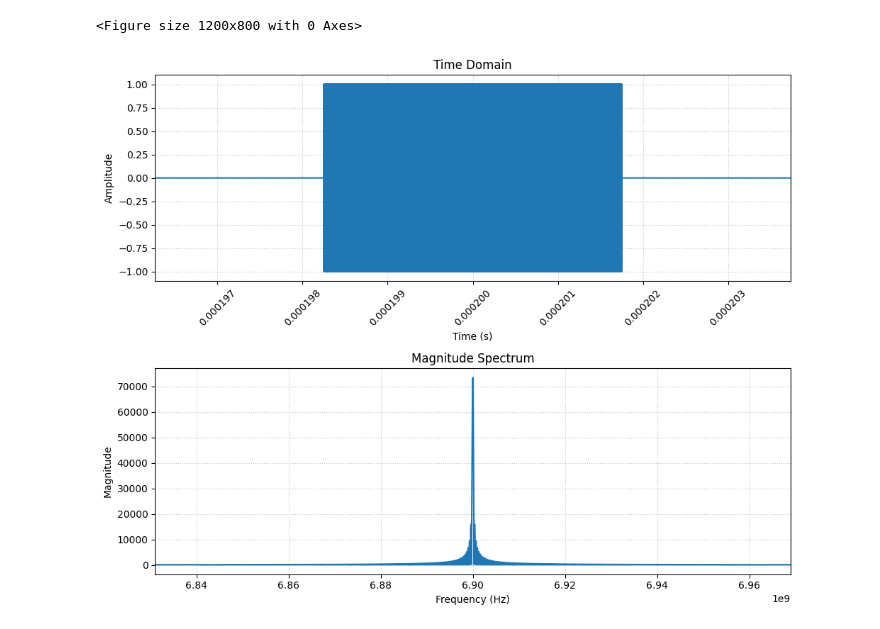
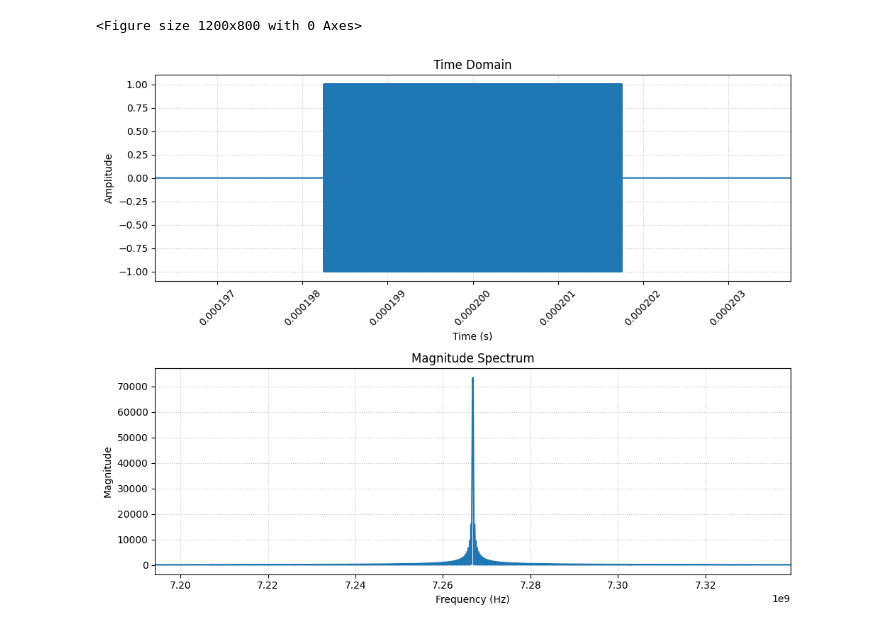
Before and after one commit to alexanderosherov/transmon_qubit_readout_simulation, a Jupyter notebook: simple_readout.ipynb, the cells around one changed output. Saved outputs shown, nothing was run; the diff lists cells and outputs as text; code cells hidden in the pictures.

```diff
--- a/simple_readout.ipynb
+++ b/simple_readout.ipynb
@@ -9,6 +8,8 @@ plt.rcParams['grid.linestyle'] = ':'
 plt.rcParams['grid.alpha'] = 0.7
 plt.rcParams['figure.figsize'] = (10, 8)
 # %%
+shift_f = 156 * 10 ** 3
+f_state_1 = 7.2669 * 10 ** 9
 N = 2 ** 23  # Number of sample points (power of 2 for FFT efficiency)
 #resonator_frequency = 7.252534 * 10 ** 9  # Resonator frequency (Hz)
-resonator_frequency = 6.9 * 10 ** 9  # Resonator frequency (Hz)
+resonator_frequency = f_state_1 - shift_f / 2  # Resonator frequency (Hz)
@@ -259,9 +16,9 @@ def readout_signal_after_interaction_with_resonator(s: np.ndarray, pulse: np.nda
 # %%
-frequencies_pulse, pulse, times_pulse, pulse_t_plot_edges = create_rectangle_pulse(
+frequencies_pulse, pulse, pulse_t_signal, pulse_t_times, pulse_t_plot_edges = create_rectangle_pulse(
     f_resonator=resonator_frequency,
     samples_number=N,
     plot=True)
 # %% [output]
 <Figure size 1200x800 with 0 Axes>
-[figure, old version]
+[figure, new version]
 # %%
```
Also changed, not shown: parts of 14 cells of this notebook, 3 other files.
